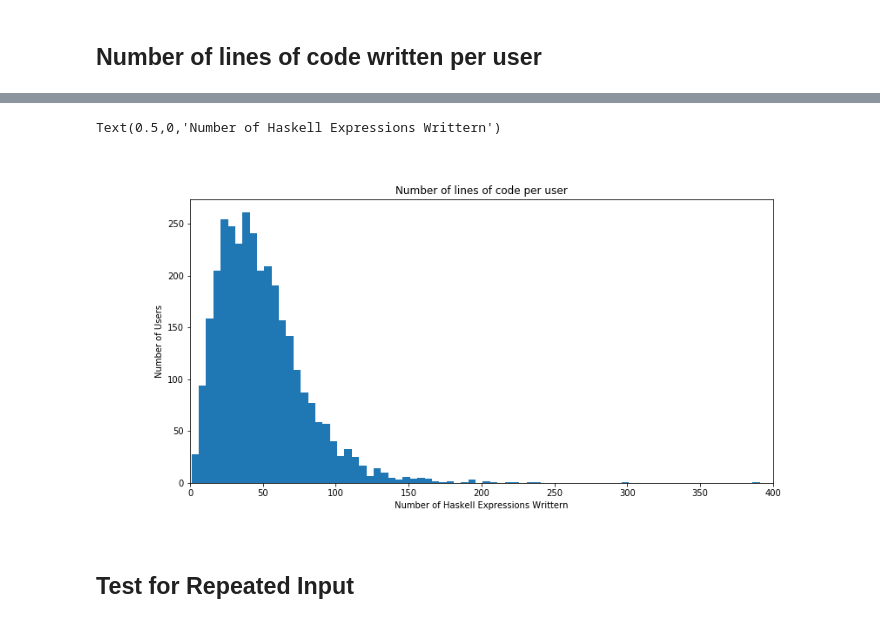
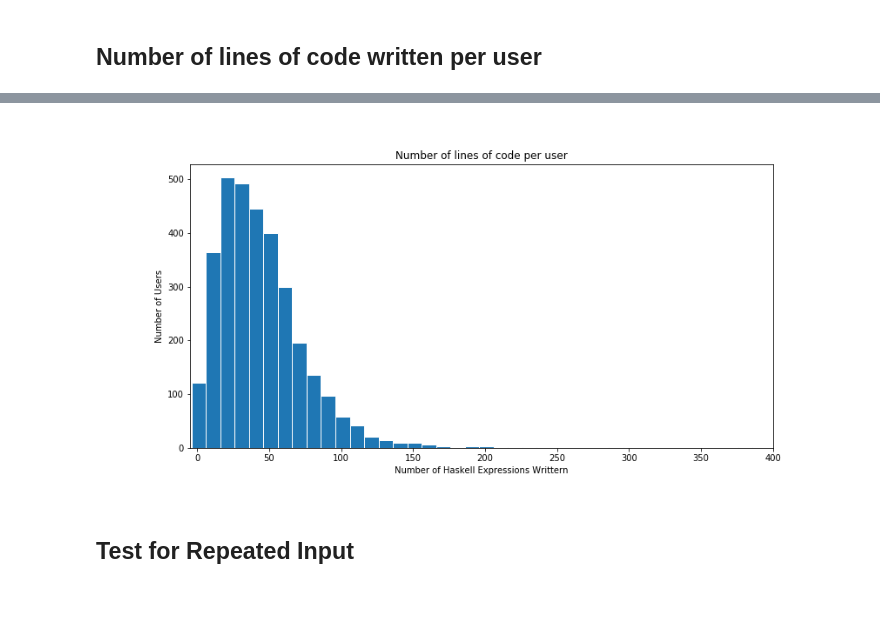
Before and after one commit to questionmarcus/haskellmooc_logfiles, a Jupyter notebook: FirstLook.ipynb, the cells around one changed output, grey strips where cells are left out. Cells and saved outputs as stored; diff of their text form; code cells hidden in the pictures.

```diff
--- a/FirstLook.ipynb
+++ b/FirstLook.ipynb
@@ -53,14 +53,14 @@ histData
         378, 379, 380, 381, 382, 383, 384, 385, 386, 387]))
 # %%
 fig, ax = plt.subplots(figsize=(12,6))
-ax.hist(nCodeLines, bins=np.arange(1,400,5))
-ax.set_xlim(0,400)
+ax.hist(nCodeLines, bins=np.arange(1,400,10),edgecolor="white", align='left')
+ax.set_xlim(-5,400)
 ax.set_title("Number of lines of code per user")
 ax.set_ylabel("Number of Users")
 ax.set_xlabel("Number of Haskell Expressions Writtern")
+plt.savefig("figures/nLinesPerUser.svg", transparent=True)
 # %% [output]
-Text(0.5,0,'Number of Haskell Expressions Writtern')
-[figure, old version]
+[figure, new version]
 # %% [markdown]
 ## Test for Repeated Input
 # %%
```
Also changed, not shown: parts of 20 cells of this notebook, 8 other files.
